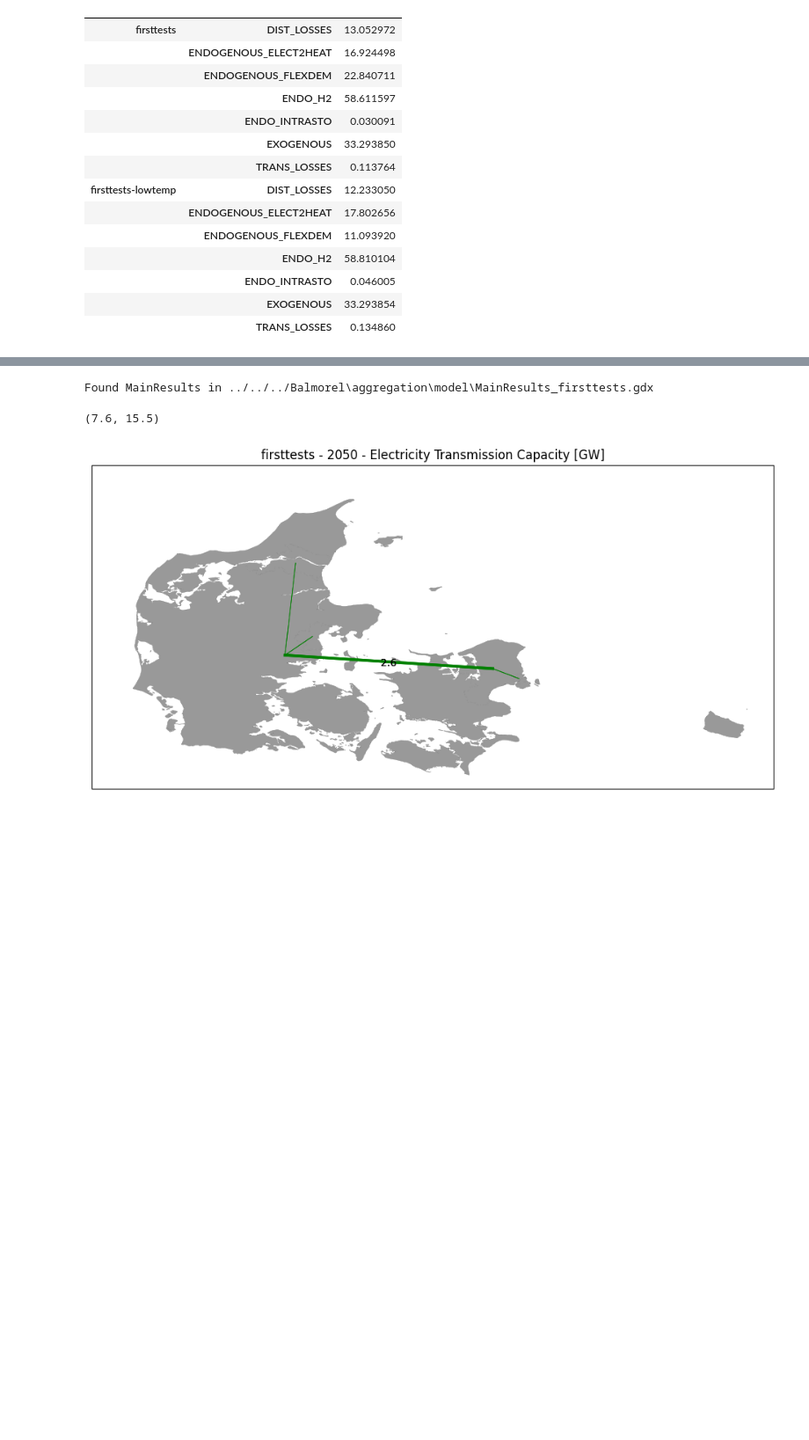
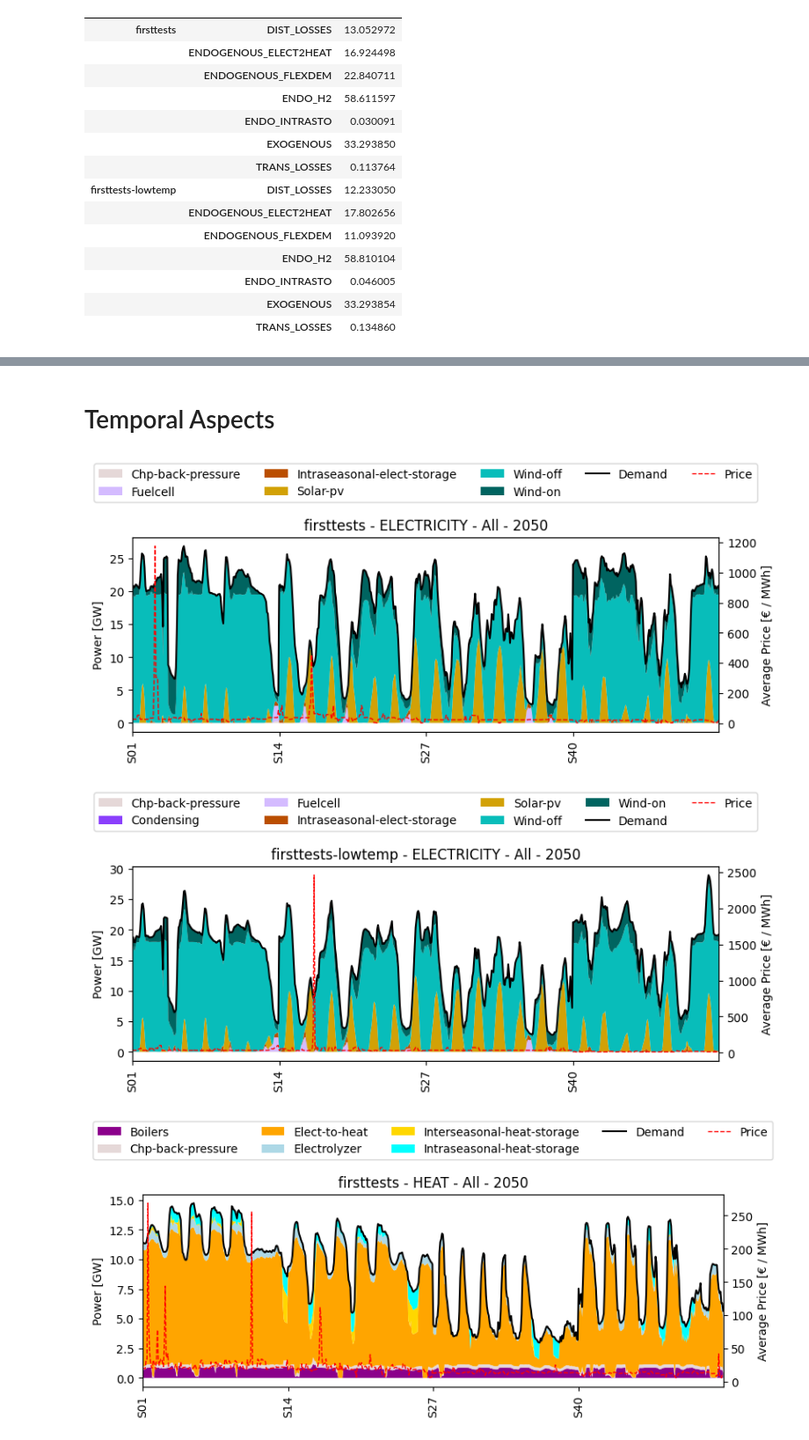
Before and after one commit to Mathias157/balmorel-preprocessing, a Jupyter notebook: src/Analysis/balmorel_results_analysis.ipynb, the cells around one changed output, grey strips where cells are left out. Shown at 88% size. Drawn from its saved outputs; the diff is of its cells as text; code cells hidden in the pictures; blank space fills up the shorter version.

```diff
--- a/src/Analysis/balmorel_results_analysis.ipynb
+++ b/src/Analysis/balmorel_results_analysis.ipynb
@@ -67,10 +92,10 @@ posx and posy should be finite values
-# %%
-fig, ax = res.plot_map('firsttests', 'Electricity', 2050,
-             path_to_geofile=r'C:\Users\mathi\gitRepos\balmorel-preprocessing\src\ClusterOutput\DE-DH-WNDFLH-SOLEFLH_6cluster_geofile.gpkg',
-             geo_file_region_column='cluster_name')
-ax.set_ylim([54.4, 58.15])
-ax.set_xlim([7.6, 15.5])
-# %% [output]
-Found MainResults in ../../../Balmorel\aggregation\model\MainResults_firsttests.gdx
-(7.6, 15.5)
-[figure, removed]
+# %% [markdown]
+# Temporal Aspects
+# %%
+for commodity in ['electricity', 'heat', 'hydrogen']:
+    res.plot_profile(commodity, 2050, 'firsttests')
+    res.plot_profile(commodity, 2050, 'firsttests-lowtemp')
+# %% [output]
+[figure, added]
+[figure, added]
+[figure, added]
```
Also changed, not shown: parts of 3 cells of this notebook.
